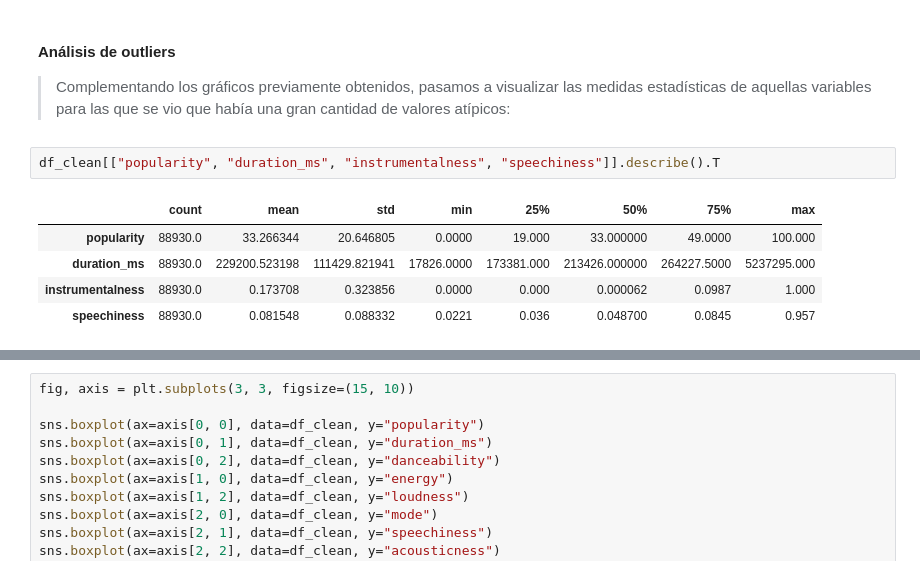
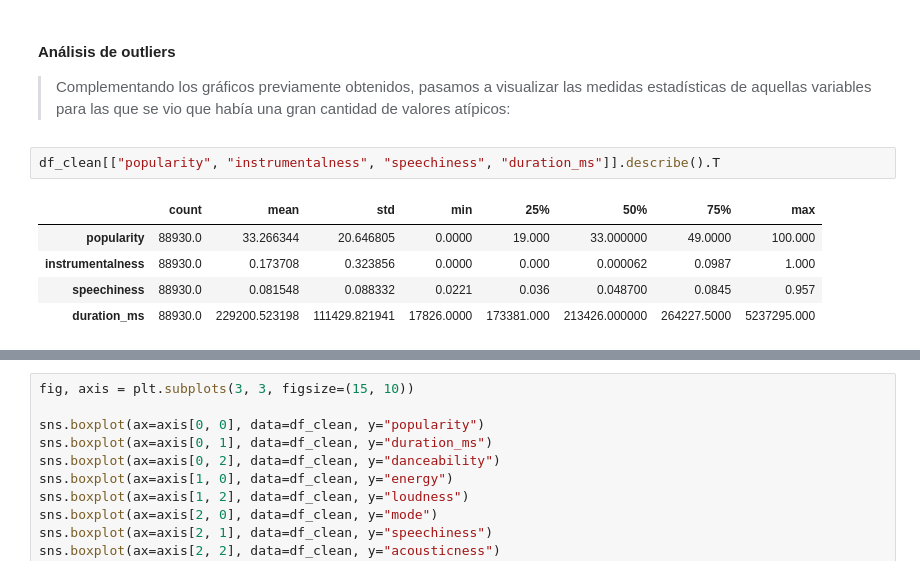
Before and after one commit to ArthurMartinezUcu/Ucu_diploma_python, a Jupyter notebook: notebooks/notebook.ipynb, the cells around one changed output, grey strips where cells are left out. Drawn from its saved outputs; the diff is of its cells as text.

```diff
--- a/notebooks/notebook.ipynb
+++ b/notebooks/notebook.ipynb
@@ -550,13 +550,13 @@ df_clean = df_clean.drop(columns=["key"])
 #### Análisis de outliers
 > Complementando los gráficos previamente obtenidos, pasamos a visualizar las medidas estadísticas de aquellas variables para las que se vio que había una gran cantidad de valores atípicos:
 # %%
-df_clean[["popularity", "duration_ms", "instrumentalness", "speechiness"]].describe().T
+df_clean[["popularity", "instrumentalness", "speechiness", "duration_ms"]].describe().T
 # %% [output]
 |  | count | mean | std | min | 25% | 50% | 75% | max |
 | popularity | 88930.0 | 33.266344 | 20.646805 | 0.0000 | 19.000 | 33.000000 | 49.0000 | 100.000 |
-| duration_ms | 88930.0 | 229200.523198 | 111429.821941 | 17826.0000 | 173381.000 | 213426.000000 | 264227.5000 | 5237295.000 |
 | instrumentalness | 88930.0 | 0.173708 | 0.323856 | 0.0000 | 0.000 | 0.000062 | 0.0987 | 1.000 |
 | speechiness | 88930.0 | 0.081548 | 0.088332 | 0.0221 | 0.036 | 0.048700 | 0.0845 | 0.957 |
+| duration_ms | 88930.0 | 229200.523198 | 111429.821941 | 17826.0000 | 173381.000 | 213426.000000 | 264227.5000 | 5237295.000 |
 # %% [markdown]
 ### Observaciones:
 * Dentro de _popularity_, el máximo valor alcanzado es 100, lo cual está bastante alejado del percentil 75. Como ya se comentó, existían muchos valores cerca del máximo posible que podían corresponder a canciones con mucha tracción (grandes hits).
```
Also changed, not shown: parts of 1 cell of this notebook.
